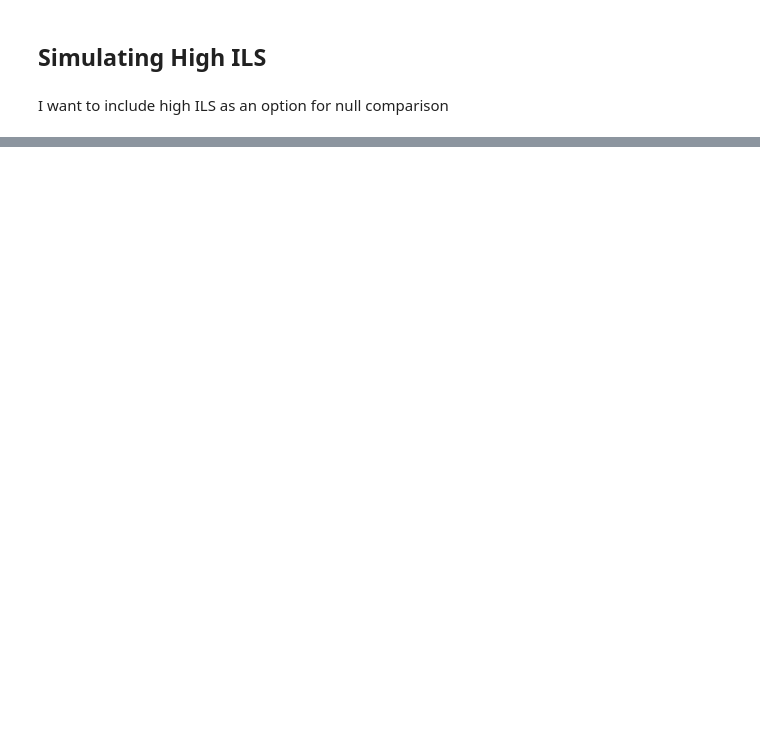
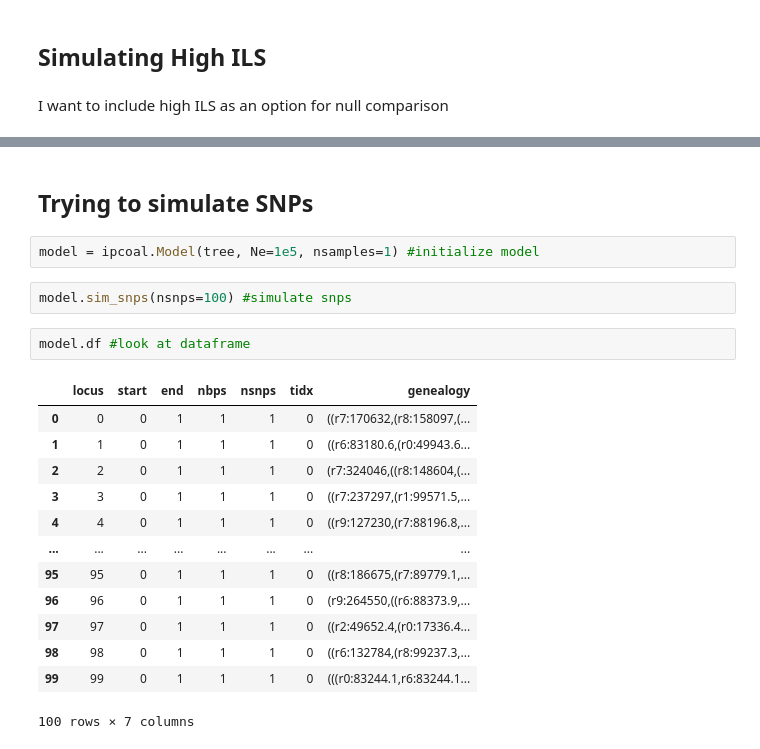
Before and after one commit to eaton-lab/hogtie, a Jupyter notebook: notebooks/simulations.ipynb, the cells around one changed output, grey strips where cells are left out. Saved outputs shown, nothing was run; the diff lists cells and outputs as text; blank space fills up the shorter version.

```diff
--- a/notebooks/simulations.ipynb
+++ b/notebooks/simulations.ipynb
@@ -125,0 +128,22 @@ snps
+# %% [markdown]
+## Trying to simulate SNPs
+# %%
+model = ipcoal.Model(tree, Ne=1e5, nsamples=1) #initialize model
+# %%
+model.sim_snps(nsnps=100) #simulate snps
+# %%
+model.df #look at dataframe
+# %% [output]
+|  | locus | start | end | nbps | nsnps | tidx | genealogy |
+| 0 | 0 | 0 | 1 | 1 | 1 | 0 | ((r7:170632,(r8:158097,(... |
+| 1 | 1 | 0 | 1 | 1 | 1 | 0 | ((r6:83180.6,(r0:49943.6... |
+| 2 | 2 | 0 | 1 | 1 | 1 | 0 | (r7:324046,((r8:148604,(... |
+| 3 | 3 | 0 | 1 | 1 | 1 | 0 | ((r7:237297,(r1:99571.5,... |
+| 4 | 4 | 0 | 1 | 1 | 1 | 0 | ((r9:127230,(r7:88196.8,... |
+| ... | ... | ... | ... | ... | ... | ... | ... |
+| 95 | 95 | 0 | 1 | 1 | 1 | 0 | ((r8:186675,(r7:89779.1,... |
+| 96 | 96 | 0 | 1 | 1 | 1 | 0 | (r9:264550,((r6:88373.9,... |
+| 97 | 97 | 0 | 1 | 1 | 1 | 0 | ((r2:49652.4,(r0:17336.4... |
+| 98 | 98 | 0 | 1 | 1 | 1 | 0 | ((r6:132784,(r8:99237.3,... |
+| 99 | 99 | 0 | 1 | 1 | 1 | 0 | (((r0:83244.1,r6:83244.1... |
+100 rows × 7 columns
```
Also changed, not shown: parts of 24 cells of this notebook, 1 other file.
